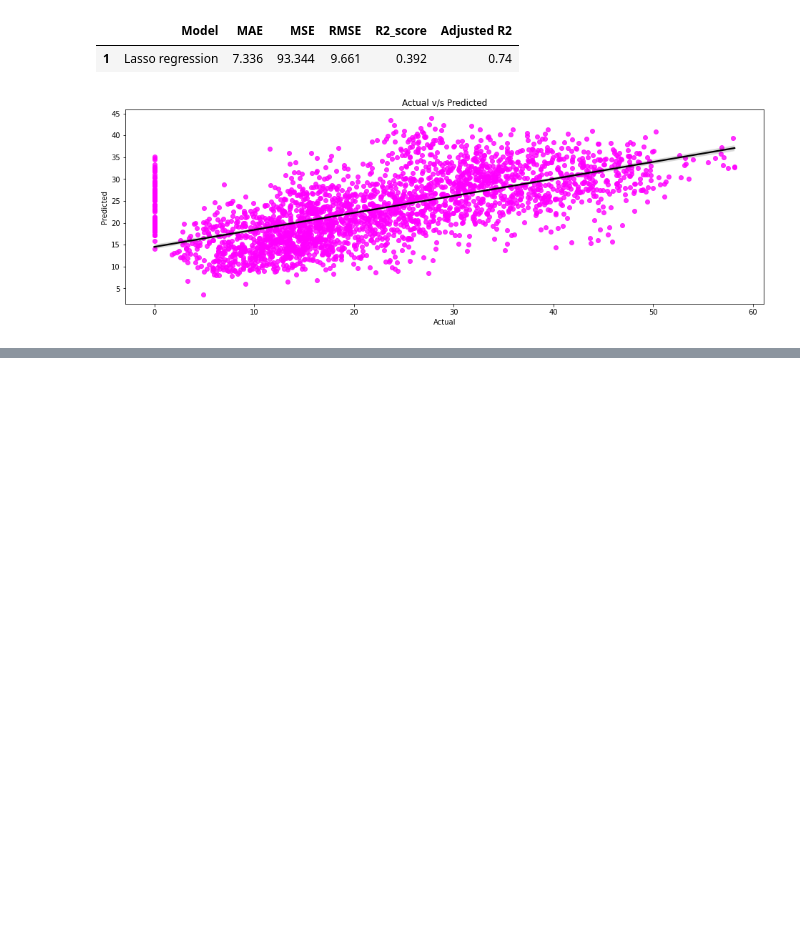
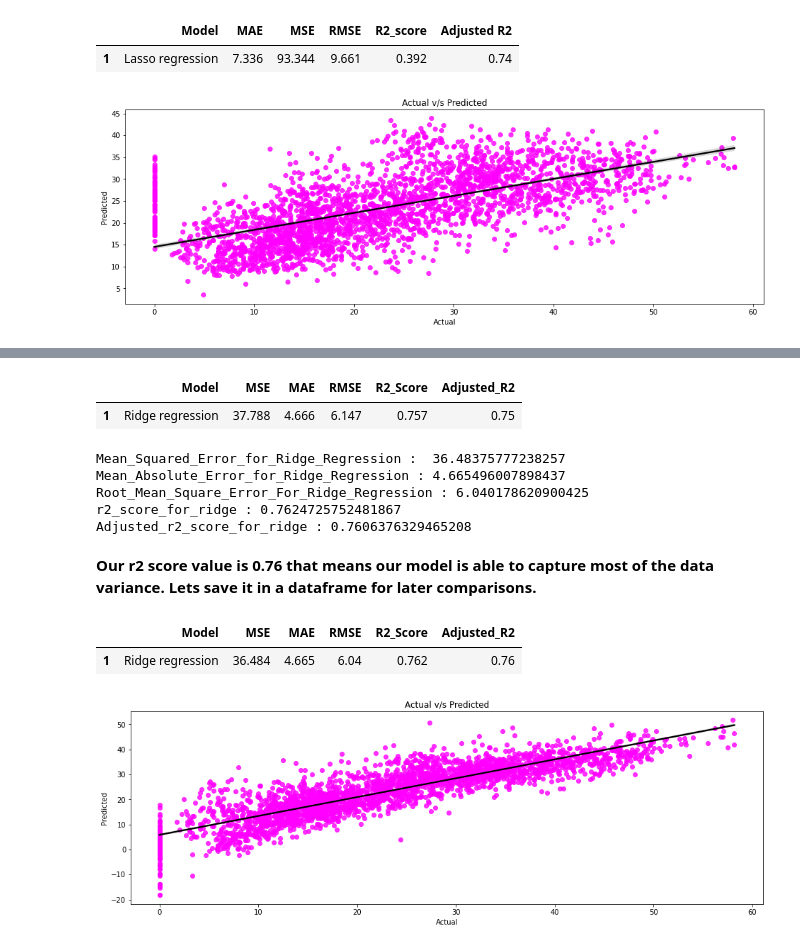
Before and after one commit to sksamima5/Bike-Sharing-Demand-Prediction-, a Jupyter notebook: Bike_Sharing_Demand_Prediction_Capstone_Project.ipynb, the cells around one changed output, grey strips where cells are left out. Cells and saved outputs as stored; diff of their text form; code cells hidden in the pictures; blank space fills up the shorter version.

```diff
--- a/Bike_Sharing_Demand_Prediction_Capstone_Project.ipynb
+++ b/Bike_Sharing_Demand_Prediction_Capstone_Project.ipynb
@@ -1201,0 +1204,6 @@ plot_scatter(y_pred_test_lasso,y_test)
+# %%
+#Implementation of Ridge Regression
+ridge_reg = Ridge(alpha=0.1)
+# %%
+#Fitting the model
+ridge_reg.fit(X_train, y_train)
@@ -1201,0 +1222,4 @@ plot_scatter(y_pred_test_lasso,y_test)
+# %%
+#Get the X_train and X-test value
+y_pred_train_ridge = ridge_reg.predict(X_train)
+y_pred_test_ridge = ridge_reg.predict(X_test)
@@ -1201,0 +1254,69 @@ plot_scatter(y_pred_test_lasso,y_test)
+# %%
+#Storing the traning set metrics value in a dataframe for later comparison
+dict5 = {'Model' : 'Ridge regression',
+         'MSE' : round((MSE_for_ridge),3),
+         'MAE' : round((MAE_for_ridge),3),
+         'RMSE' : round((RMSE_for_ridge),3),
+         'R2_Score' : round((r2_score_for_ridge),3),
+         'Adjusted_R2' : round((Adjusted_r2_score_for_ridge),2)
+         }
+ridge_training_df = pd.DataFrame(dict5,index=[1])
+ridge_training_df
+# %% [output]
+|  | Model | MSE | MAE | RMSE | R2_Score | Adjusted_R2 |
+| 1 | Ridge regression | 37.788 | 4.666 | 6.147 | 0.757 | 0.75 |
+# %%
+#Calculate Mean Square Error
+MSE_for_ridge =  mean_squared_error(y_test, y_pred_test_ridge)
+print('Mean_Squared_Error_for_Ridge_Regression : ',MSE_for_ridge)
+
+#Calculate Mean Absolute error
+MAE_for_ridge = mean_absolute_error(y_test, y_pred_test_ridge)
+print('Mean_Absolute_Error_for_Ridge_Regression :' , MAE_for_ridge)
+
+#Calculate Root Mean Square Error
+RMSE_for_ridge = np.sqrt(MSE_for_ridge)
+print('Root_Mean_Square_Error_For_Ridge_Regression :', RMSE_for_ridge)
+
+#Calculate r2 Score
+r2_score_for_ridge = r2_score(y_test, y_pred_test_ridge)
+print('r2_score_for_ridge :', r2_score_for_ridge)
+
+#Calculate Adjusted r2 Score
+Adjusted_r2_score_for_ridge = (1-(1-r2_score(y_test, y_pred_test_ridge))*((X_train.shape[0]-1)/(X_train.shape[0]-X_train.shape[1]-1)) )
+print("Adjusted_r2_score_for_ridge :",1-(1-r2_score(y_test, y_pred_test_ridge))*((X_train.shape[0]-1)/(X_train.shape[0]-X_train.shape[1]-1)) )
+# %% [output]
+Mean_Squared_Error_for_Ridge_Regression :  36.48375777238257
+Mean_Absolute_Error_for_Ridge_Regression : 4.665496007898437
+Root_Mean_Square_Error_For_Ridge_Regression : 6.040178620900425
+r2_score_for_ridge : 0.7624725752481867
+Adjusted_r2_score_for_ridge : 0.7606376329465208
+# %% [markdown]
+**Our r2 score value is 0.76 that means our model is able to capture most of the data variance. Lets save it in a dataframe for later comparisons.**
+# %%
+#Storing the traning set metrics value in a dataframe for later comparison
+dict6 = {'Model' : 'Ridge regression',
+         'MSE' : round((MSE_for_ridge),3),
+         'MAE' : round((MAE_for_ridge),3),
+         'RMSE' : round((RMSE_for_ridge),3),
+         'R2_Score' : round((r2_score_for_ridge),3),
+         'Adjusted_R2' : round((Adjusted_r2_score_for_ridge),2)
+         }
+ridge_test_df = pd.DataFrame(dict6,index=[1])
+ridge_test_df
+# %% [output]
+|  | Model | MSE | MAE | RMSE | R2_Score | Adjusted_R2 |
+| 1 | Ridge regression | 36.484 | 4.665 | 6.04 | 0.762 | 0.76 |
+# %%
+#Define a function to plot scatter plot for y_test and y_actual.
+def plot_scatter(y_pred_test_ridge,y_test):
+  '''Plot scatter plot for y_test values and
+  y_test values. To check how close we are to regresson line'''
+  plt.figure(figsize=(16,5))
+  sns.regplot(x=y_test,y=y_pred_test_ridge,scatter_kws={'color':'magenta'},line_kws={'color':'black'})
+  plt.xlabel('Actual')
+  plt.ylabel("Predicted")
+  plt.title("Actual v/s Predicted")
+plot_scatter(y_pred_test_ridge,y_test)
+# %% [output]
+[figure, added]
```
Also changed, not shown: parts of 19 cells of this notebook.
